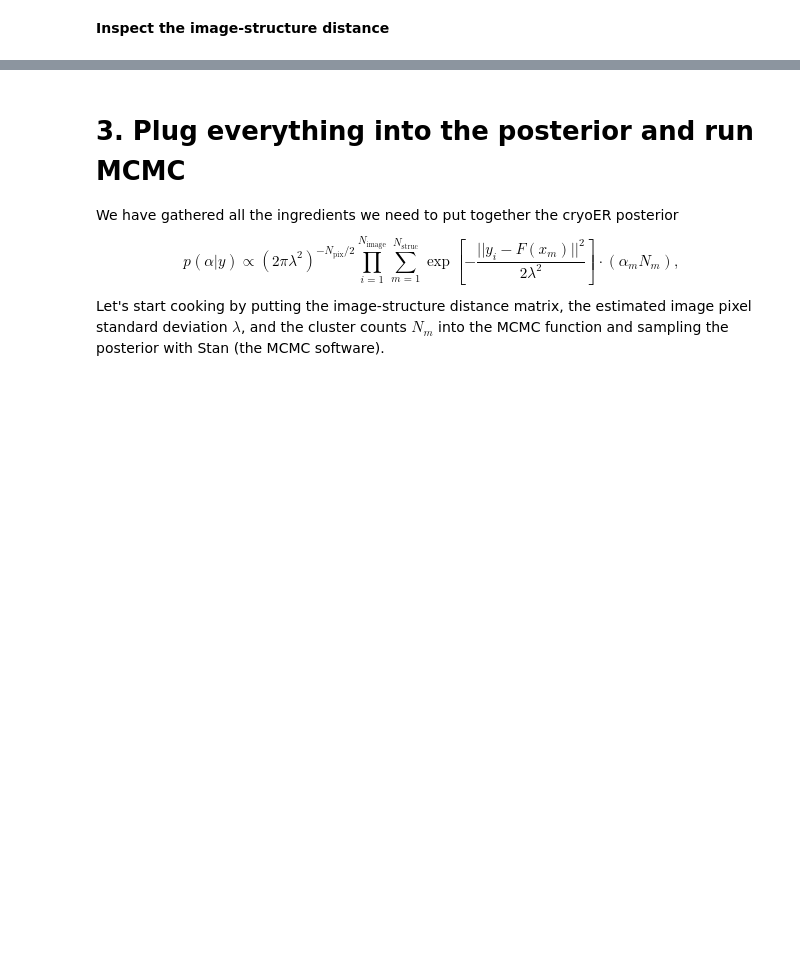
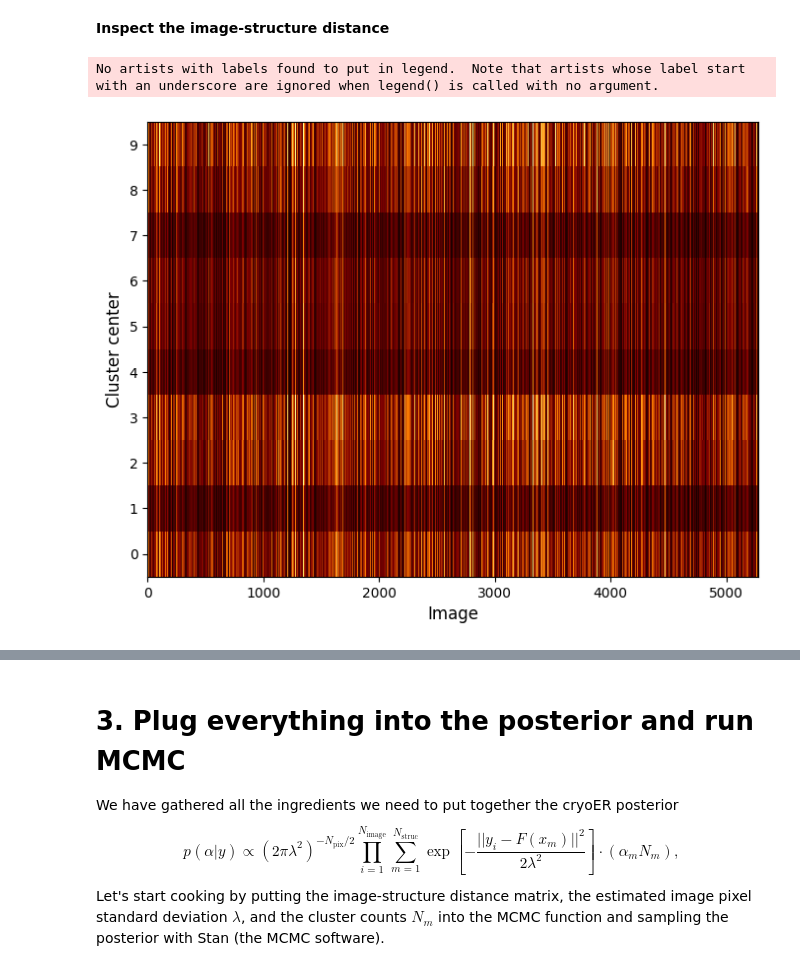
Before and after one commit to flatironinstitute/Ensemble-reweighting-using-Cryo-EM-particles, a Jupyter notebook: tutorial/example.ipynb, the cells around one changed output, grey strips where cells are left out. Cells and saved outputs as stored; diff of their text form; code cells hidden in the pictures; blank space fills up the shorter version.

```diff
--- a/tutorial/example.ipynb
+++ b/tutorial/example.ipynb
@@ -455,4 +456,22 @@ Saving...
 Done!
 # %% [markdown]
 **Inspect the image-structure distance**
+# %%
+bins = np.linspace(0.0,0.12,101)
+diff = np.load(output_directory + "diff_npix%d_ps%.2f_s%.1f_snr%.1E.npy" % (n_pixel, pixel_size, sigma, snr))
+fig = plt.figure(figsize=(8, 6), dpi=100)
+ax = fig.add_subplot(111)
+ax.imshow(diff, cmap='afmhot', origin='lower', aspect='auto', interpolation='none',
+    extent=[-0.5, nImage-0.5, -0.5, nCluster-0.5], vmin=0, vmax=0.12)
+ax.set_yticks(np.arange(nCluster))
+ax.set_xlabel('Image')
+ax.set_ylabel('Cluster center')
+ax.legend(
+    loc='upper right',
+    frameon=False,
+)
+plt.show()
+# %% [output]
+No artists with labels found to put in legend.  Note that artists whose label start with an underscore are ignored when legend() is called with no argument.
+[figure, added]
 # %%
```
Also changed, not shown: parts of 15 cells of this notebook, 1 other file.
